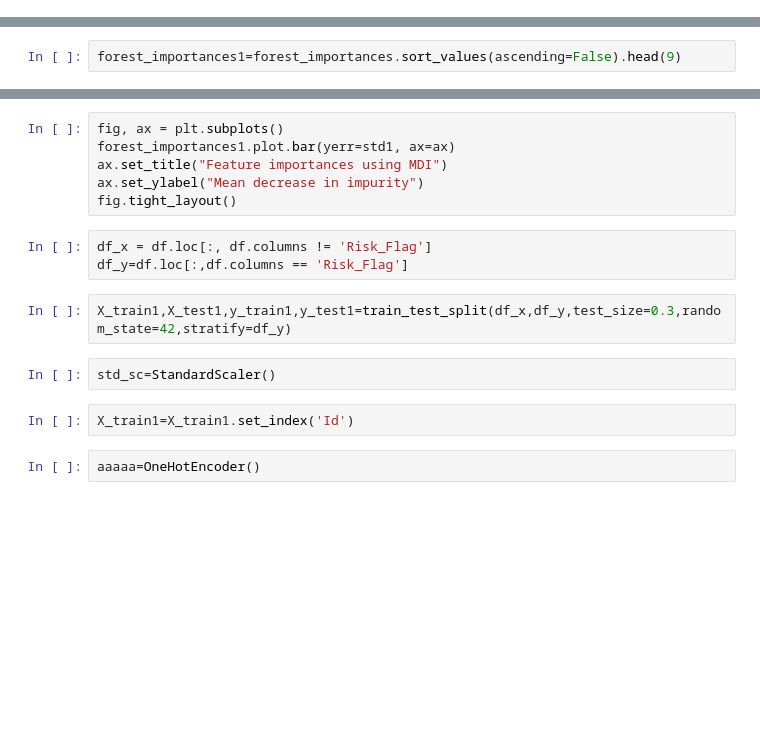
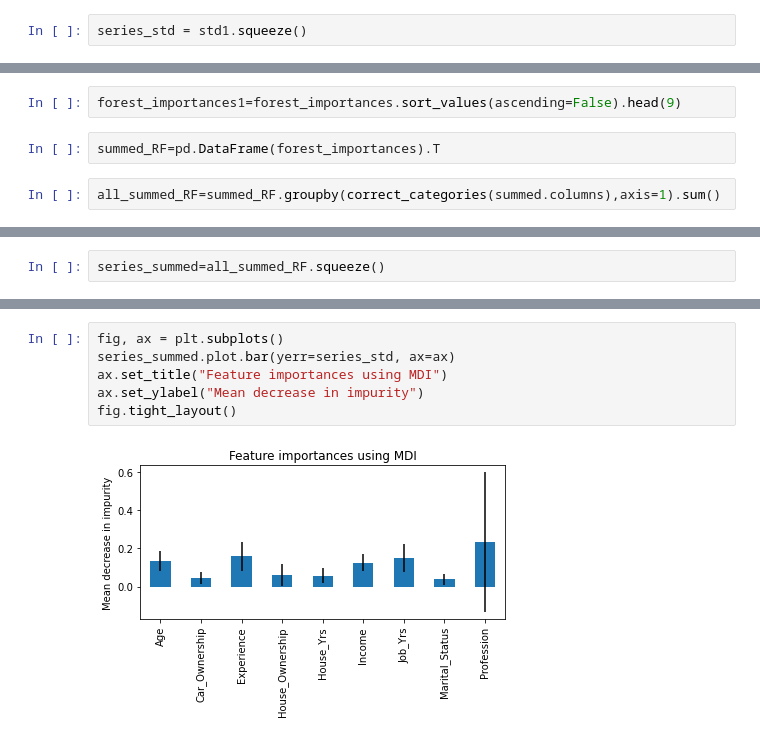
Before and after one commit to paulkimDSN/Capstone-3-, a Jupyter notebook: Modelling.ipynb, the cells around one changed output, grey strips where cells are left out. Drawn from its saved outputs; the diff is of its cells as text; blank space fills up the shorter version.

```diff
--- a/Modelling.ipynb
+++ b/Modelling.ipynb
@@ -390,0 +425,2 @@ AttributeError: columns not found
+# %%
+series_std = std1.squeeze()
@@ -392,3 +441,7 @@ AttributeError: columns not found
 forest_importances = pd.Series(importances, index=X_train_sm.columns)
 # %%
 forest_importances1=forest_importances.sort_values(ascending=False).head(9)
+# %%
+summed_RF=pd.DataFrame(forest_importances).T
+# %%
+all_summed_RF=summed_RF.groupby(correct_categories(summed.columns),axis=1).sum()
@@ -394,0 +453,2 @@ forest_importances1=forest_importances.sort_values(ascending=False).head(9)
+# %%
+series_summed=all_summed_RF.squeeze()
@@ -395,17 +468,8 @@ forest_importances1=forest_importances.sort_values(ascending=False).head(9)
 # %%
 fig, ax = plt.subplots()
-forest_importances1.plot.bar(yerr=std1, ax=ax)
+series_summed.plot.bar(yerr=series_std, ax=ax)
 ax.set_title("Feature importances using MDI")
 ax.set_ylabel("Mean decrease in impurity")
 fig.tight_layout()
+# %% [output]
+[figure, added]
-# %%
-df_x = df.loc[:, df.columns != 'Risk_Flag']
-df_y=df.loc[:,df.columns == 'Risk_Flag']
-# %%
-X_train1,X_test1,y_train1,y_test1=train_test_split(df_x,df_y,test_size=0.3,random_state=42,stratify=df_y)
-# %%
-std_sc=StandardScaler()
-# %%
-X_train1=X_train1.set_index('Id')
-# %%
-aaaaa=OneHotEncoder()
```
Also changed, not shown: parts of 89 cells of this notebook, 1 other file.
